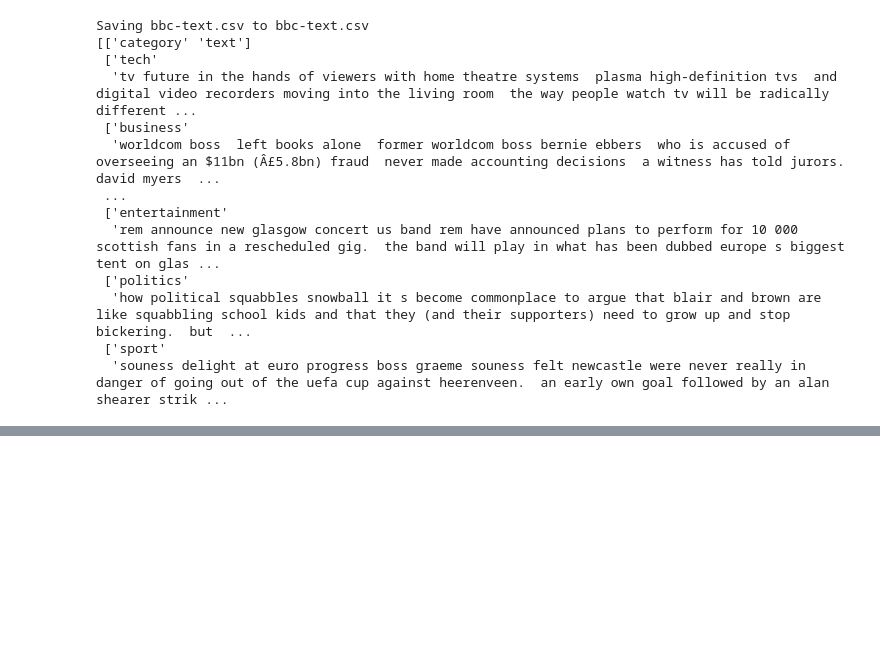
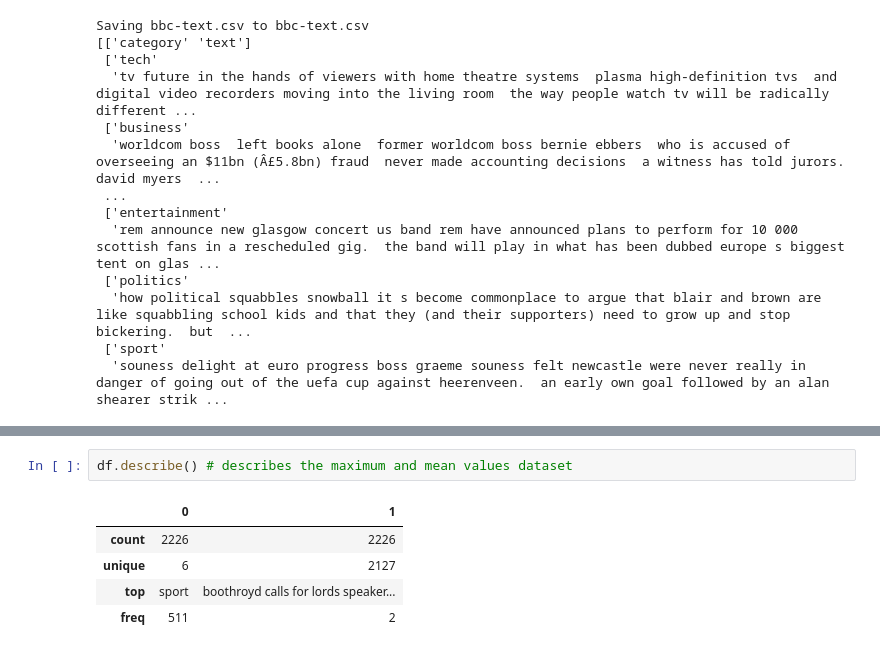
Before and after one commit to JackThompsonX2/CE4145-Assessment-8808238, a Jupyter notebook: assessment.ipynb, the cells around one changed output, grey strips where cells are left out. Drawn from its saved outputs; the diff is of its cells as text; blank space fills up the shorter version.

```diff
--- a/assessment.ipynb
+++ b/assessment.ipynb
@@ -29,0 +68,8 @@ Saving bbc-text.csv to bbc-text.csv
+# %%
+df.describe() # describes the maximum and mean values dataset
+# %% [output]
+|  | 0 | 1 |
+| count | 2226 | 2226 |
+| unique | 6 | 2127 |
+| top | sport | boothroyd calls for lords speaker... |
+| freq | 511 | 2 |
```
Also changed, not shown: parts of 15 cells of this notebook.
